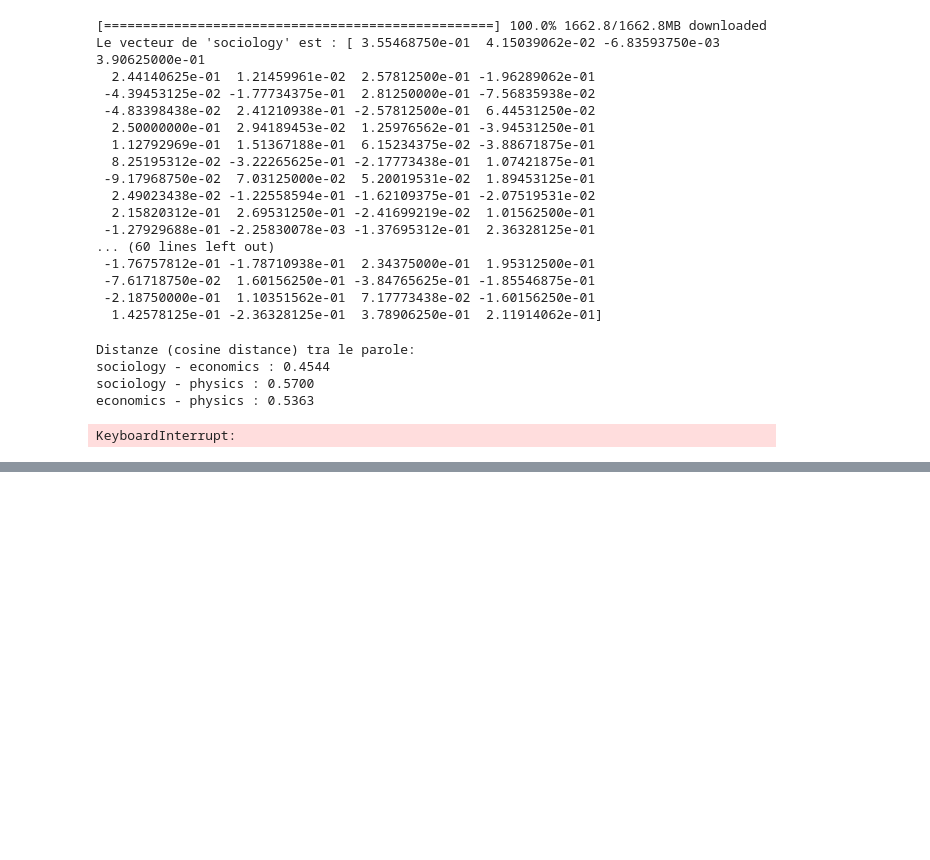
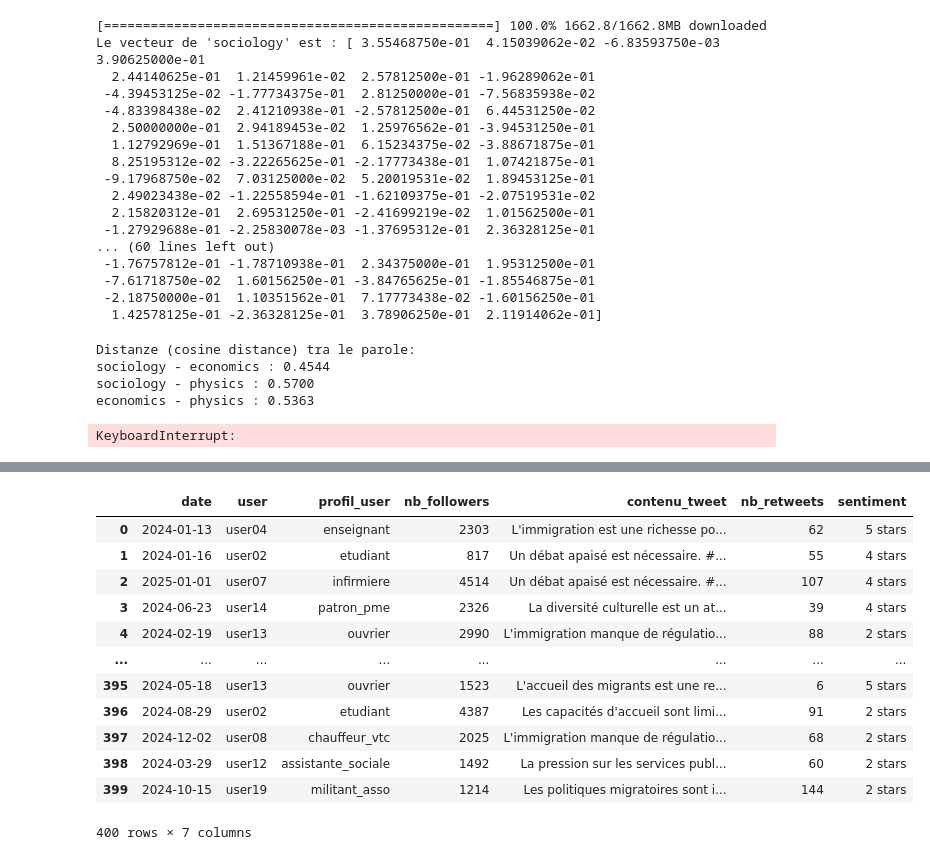
Before and after one commit to FlorianaGargiulo/Python4SHS, a Jupyter notebook: 9_NLP.ipynb, the cells around one changed output, grey strips where cells are left out. Cells and saved outputs as stored; diff of their text form; code cells hidden in the pictures; blank space fills up the shorter version.

```diff
--- a/9_NLP.ipynb
+++ b/9_NLP.ipynb
@@ -760,0 +1029,9 @@ KeyboardInterrupt:
+# %%
+from transformers import pipeline
+
+# Chargement d'un modèle pré-entraîné pour le français
+# (le téléchargement peut prendre quelques minutes la première fois)
+sentiment_pipeline = pipeline(
+    "sentiment-analysis",
+    model="nlptown/bert-base-multilingual-uncased-sentiment"
+)
@@ -760,0 +1070,4 @@ KeyboardInterrupt:
+# %%
+infile='data/sim_tweets.csv'
+df=pd.read_csv(infile)
+df.head()
@@ -760,0 +1081,19 @@ KeyboardInterrupt:
+# %%
+# appliquer l'analyse de sentiment à chaque tweet et stocker le résultat dans une nouvelle colonne 'sentiment'
+df['sentiment'] = df['contenu_tweet'].apply(lambda x: sentiment_pipeline(x)[0]['label'])
+# %%
+df
+# %% [output]
+|  | date | user | profil_user | nb_followers | contenu_tweet | nb_retweets | sentiment |
+| 0 | 2024-01-13 | user04 | enseignant | 2303 | L'immigration est une richesse po... | 62 | 5 stars |
+| 1 | 2024-01-16 | user02 | etudiant | 817 | Un débat apaisé est nécessaire. #... | 55 | 4 stars |
+| 2 | 2025-01-01 | user07 | infirmiere | 4514 | Un débat apaisé est nécessaire. #... | 107 | 4 stars |
+| 3 | 2024-06-23 | user14 | patron_pme | 2326 | La diversité culturelle est un at... | 39 | 4 stars |
+| 4 | 2024-02-19 | user13 | ouvrier | 2990 | L'immigration manque de régulatio... | 88 | 2 stars |
+| ... | ... | ... | ... | ... | ... | ... | ... |
+| 395 | 2024-05-18 | user13 | ouvrier | 1523 | L'accueil des migrants est une re... | 6 | 5 stars |
+| 396 | 2024-08-29 | user02 | etudiant | 4387 | Les capacités d'accueil sont limi... | 91 | 2 stars |
+| 397 | 2024-12-02 | user08 | chauffeur_vtc | 2025 | L'immigration manque de régulatio... | 68 | 2 stars |
+| 398 | 2024-03-29 | user12 | assistante_sociale | 1492 | La pression sur les services publ... | 60 | 2 stars |
+| 399 | 2024-10-15 | user19 | militant_asso | 1214 | Les politiques migratoires sont i... | 144 | 2 stars |
+400 rows × 7 columns
```
Also changed, not shown: parts of 41 cells of this notebook.
